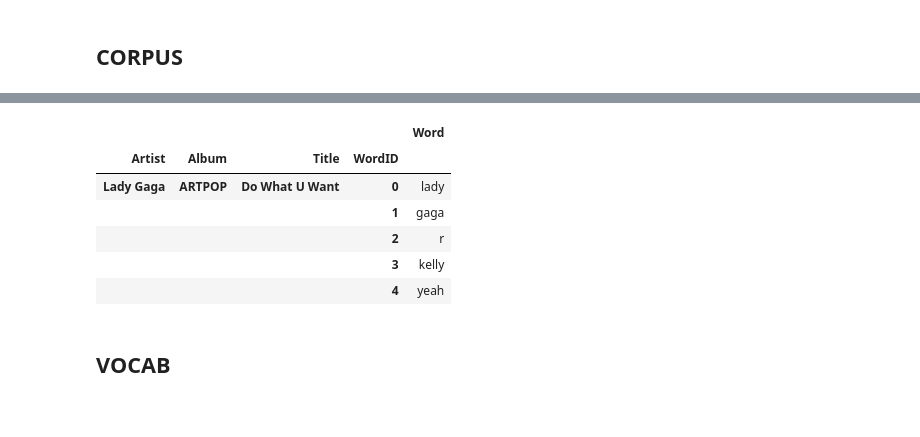
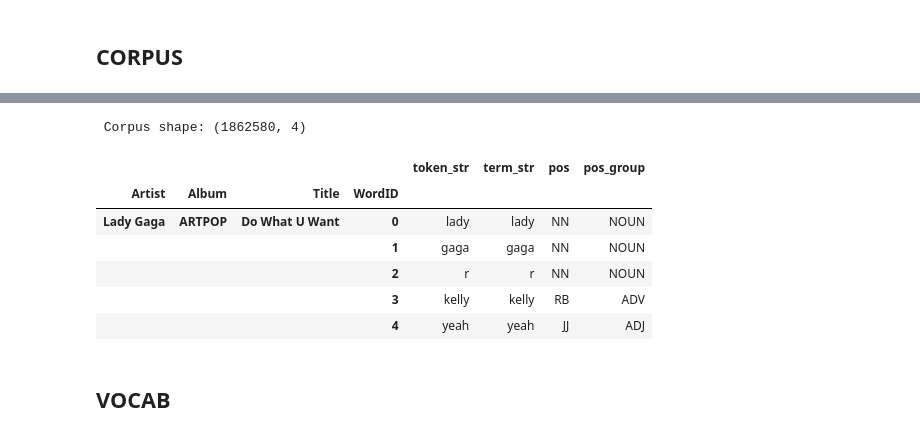
Before and after one commit to maggiecrowner/DS5001-Final-Project, a Jupyter notebook: ParsedandAnnotatedData.ipynb, the cells around one changed output, grey strips where cells are left out. Saved outputs shown, nothing was run; the diff lists cells and outputs as text; code cells hidden in the pictures.

```diff
--- a/ParsedandAnnotatedData.ipynb
+++ b/ParsedandAnnotatedData.ipynb
@@ -18,7 +12,8 @@ import glob
 import os
 
 path = '/content/DS5001-Final-Project/data/Source Data'
-csv_files = glob.glob(os.path.join(path, '**/*.csv'), recursive=True)
+# read in only the first 18 csv files, to meet row requirements
+csv_files = glob.glob(os.path.join(path, '**/*.csv'), recursive=True)[:18]
 
 print(f"Found {len(csv_files)} CSV files:")
 for f in csv_files:
@@ -73,0 +57,16 @@ LIB.head()
+# %%
+source_data['track_id'] = source_data['Artist'] + ' — ' + source_data['Title'] + ' (' + source_data['Album'] + ')'
+
+# add additional columns for model summarization
+source_data['doc_length_words'] = source_data['Lyric'].astype(str).str.split().str.len()
+source_data['doc_length_chars'] = source_data['Lyric'].astype(str).str.len()
+source_data['Year'] = pd.to_numeric(source_data['Year'], errors='coerce')
+source_data['Decade'] = (source_data['Year'].dropna().astype(int) // 10 * 10).astype(str) + 's'
+
+LIB = (source_data[['track_id', 'Artist', 'Album', 'Title', 'Year', 'Decade',
+                     'doc_length_words', 'doc_length_chars']]
+       .drop_duplicates()
+       .set_index('track_id'))
+
+print(f" LIB shape: {LIB.shape}")
+LIB.head()
@@ -76,24 +84,46 @@ LIB.to_csv('/content/DS5001-Final-Project/data/LIB.csv', sep='|', index=False)
 # %% [markdown]
 ## CORPUS
 # %%
+import nltk
+import re
+nltk.download('averaged_perceptron_tagger_eng')
+nltk.download('punkt')
+nltk.download('punkt_tab')
+
+pos_group_map = {
+    'NN': 'NOUN', 'NNS': 'NOUN', 'NNP': 'NOUN', 'NNPS': 'NOUN',
+    'VB': 'VERB', 'VBD': 'VERB', 'VBG': 'VERB', 'VBN': 'VERB', 'VBP': 'VERB', 'VBZ': 'VERB',
+    'JJ': 'ADJ',  'JJR': 'ADJ',  'JJS': 'ADJ',
+    'RB': 'ADV',  'RBR': 'ADV',  'RBS': 'ADV',
+}
+
 records = []
-
 for _, row in source_data.iterrows():
     artist = row['Artist']
-    album = row['Album']
-    track = row['Title']
-    lyric = str(row['Lyric'])
+    album  = row['Album']
+    track  = row['Title']
+    lyric  = str(row['Lyric'])
 
-    for word_id, word in enumerate(lyric.split()):
+    words    = lyric.split()
+    pos_tags = nltk.pos_tag(words)
+
+    for word_id, (token_str, pos) in enumerate(pos_tags):
+        term_str  = re.sub(r'[^\w\s]', '', token_str).lower()
+        pos_group = pos_group_map.get(pos, 'OTHER')
+
         records.append({
-            'Artist': artist,
-            'Album': album,
-            'Title': track,
-            'WordID': word_id,
-            'Word': word.strip('.,!?";:()[]').lower(),
+            'Artist':    artist,
+            'Album':     album,
+            'Title':     track,
+            'WordID':    word_id,
+            'token_str': token_str,
+            'term_str':  term_str,
+            'pos':       pos,
+            'pos_group': pos_group,
         })
 
 CORPUS = pd.DataFrame(records)
 CORPUS = CORPUS.set_index(['Artist', 'Album', 'Title', 'WordID'])
+print(f" Corpus shape: {CORPUS.shape}")
 CORPUS.head()
 # %% [output]
@@ -100,10 +138,11 @@ CORPUS.head()
+ Corpus shape: (1862580, 4)
-|  |  |  |  | Word |
-| Artist | Album | Title | WordID |  |
-| Lady Gaga | ARTPOP | Do What U Want | 0 | lady |
-|  |  |  | 1 | gaga |
-|  |  |  | 2 | r |
-|  |  |  | 3 | kelly |
-|  |  |  | 4 | yeah |
+|  |  |  |  | token_str | term_str | pos | pos_group |
+| Artist | Album | Title | WordID |  |  |  |  |
+| Lady Gaga | ARTPOP | Do What U Want | 0 | lady | lady | NN | NOUN |
+|  |  |  | 1 | gaga | gaga | NN | NOUN |
+|  |  |  | 2 | r | r | NN | NOUN |
+|  |  |  | 3 | kelly | kelly | RB | ADV |
+|  |  |  | 4 | yeah | yeah | JJ | ADJ |
 # %%
 CORPUS.to_csv('/content/DS5001-Final-Project/data/CORPUS.csv', sep='|', index=False)
 # %% [markdown]
```
Also changed, not shown: parts of 12 cells of this notebook.
